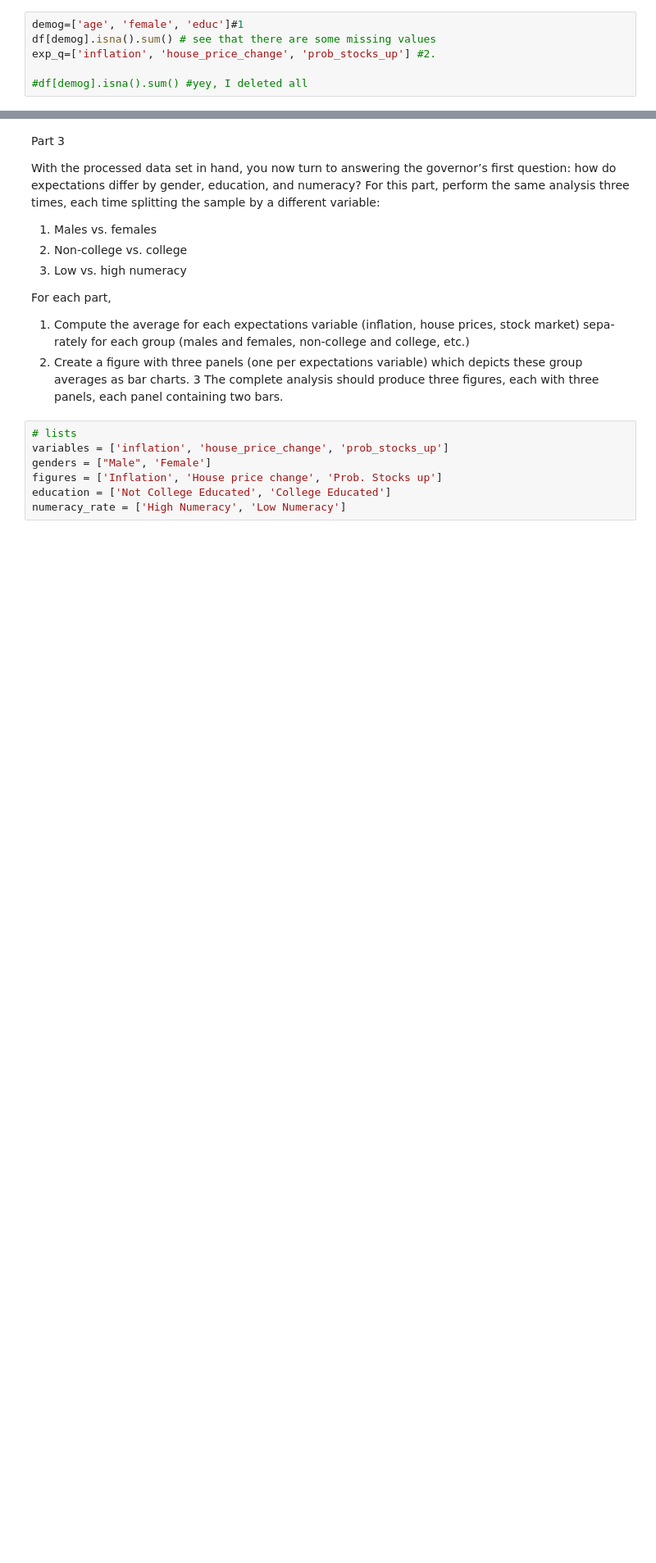
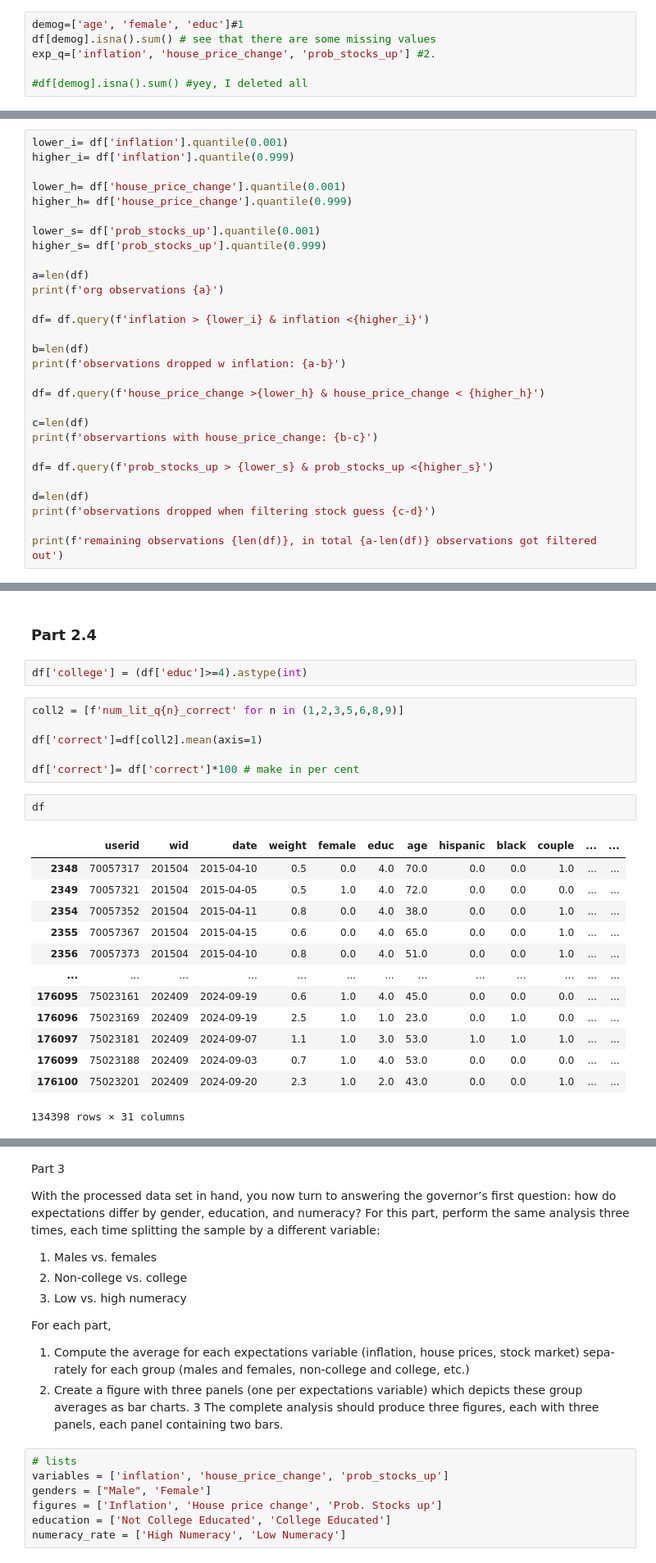
Before and after one commit to Sophiabevers/TECH2-Group-term-paper, a Jupyter notebook: termpaper HØ.ipynb, the cells around one changed output, grey strips where cells are left out. Shown at 82% size. Saved outputs shown, nothing was run; the diff lists cells and outputs as text; blank space fills up the shorter version.

```diff
--- a/termpaper HØ.ipynb
+++ b/termpaper HØ.ipynb
@@ -163,0 +148,29 @@ TypeError: numpy boolean subtract, the `-` operator, is not supported, use the b
+# %%
+lower_i= df['inflation'].quantile(0.001)
+higher_i= df['inflation'].quantile(0.999)
+
+lower_h= df['house_price_change'].quantile(0.001)
+higher_h= df['house_price_change'].quantile(0.999)
+
+lower_s= df['prob_stocks_up'].quantile(0.001)
+higher_s= df['prob_stocks_up'].quantile(0.999)
+
+a=len(df)
+print(f'org observations {a}')
+
+df= df.query(f'inflation > {lower_i} & inflation <{higher_i}')
+
+b=len(df)
+print(f'observations dropped w inflation: {a-b}')
+
+df= df.query(f'house_price_change >{lower_h} & house_price_change < {higher_h}')
+
+c=len(df)
+print(f'observartions with house_price_change: {b-c}')
+
+df= df.query(f'prob_stocks_up > {lower_s} & prob_stocks_up <{higher_s}')
+
+d=len(df)
+print(f'observations dropped when filtering stock guess {c-d}')
+
+print(f'remaining observations {len(df)}, in total {a-len(df)} observations got filtered out')
@@ -163,0 +183,26 @@ TypeError: numpy boolean subtract, the `-` operator, is not supported, use the b
+# %% [markdown]
+### Part 2.4
+# %%
+df['college'] = (df['educ']>=4).astype(int)
+# %%
+coll2 = [f'num_lit_q{n}_correct' for n in (1,2,3,5,6,8,9)]
+
+df['correct']=df[coll2].mean(axis=1)
+
+df['correct']= df['correct']*100 # make in per cent
+# %%
+df
+# %% [output]
+|  | userid | wid | date | weight | female | educ | age | hispanic | black | couple | ... | ... |
+| 2348 | 70057317 | 201504 | 2015-04-10 | 0.5 | 0.0 | 4.0 | 70.0 | 0.0 | 0.0 | 1.0 | ... | ... |
+| 2349 | 70057321 | 201504 | 2015-04-05 | 0.5 | 1.0 | 4.0 | 72.0 | 0.0 | 0.0 | 0.0 | ... | ... |
+| 2354 | 70057352 | 201504 | 2015-04-11 | 0.8 | 0.0 | 4.0 | 38.0 | 0.0 | 0.0 | 1.0 | ... | ... |
+| 2355 | 70057367 | 201504 | 2015-04-15 | 0.6 | 0.0 | 4.0 | 65.0 | 0.0 | 0.0 | 1.0 | ... | ... |
+| 2356 | 70057373 | 201504 | 2015-04-10 | 0.8 | 0.0 | 4.0 | 51.0 | 0.0 | 0.0 | 1.0 | ... | ... |
+| ... | ... | ... | ... | ... | ... | ... | ... | ... | ... | ... | ... | ... |
+| 176095 | 75023161 | 202409 | 2024-09-19 | 0.6 | 1.0 | 4.0 | 45.0 | 0.0 | 0.0 | 0.0 | ... | ... |
+| 176096 | 75023169 | 202409 | 2024-09-19 | 2.5 | 1.0 | 1.0 | 23.0 | 0.0 | 1.0 | 0.0 | ... | ... |
+| 176097 | 75023181 | 202409 | 2024-09-07 | 1.1 | 1.0 | 3.0 | 53.0 | 1.0 | 1.0 | 1.0 | ... | ... |
+| 176099 | 75023188 | 202409 | 2024-09-03 | 0.7 | 1.0 | 4.0 | 53.0 | 0.0 | 0.0 | 0.0 | ... | ... |
+| 176100 | 75023201 | 202409 | 2024-09-20 | 2.3 | 1.0 | 2.0 | 43.0 | 0.0 | 0.0 | 1.0 | ... | ... |
+134398 rows × 31 columns
```
Also changed, not shown: parts of 8 cells of this notebook, 2 other files.
